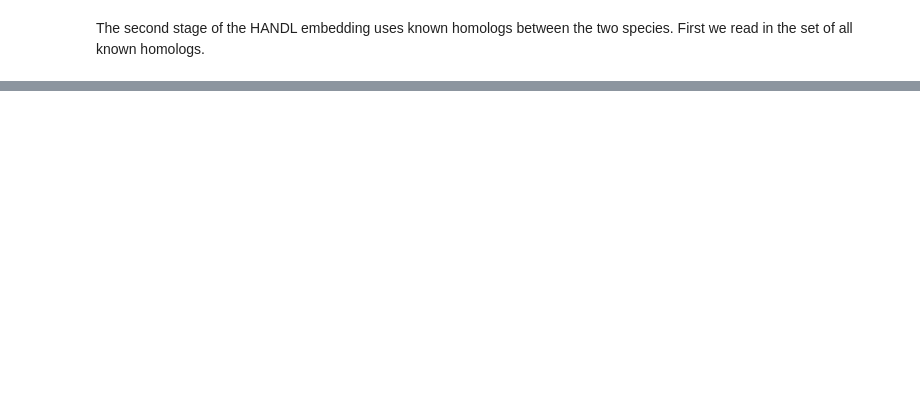
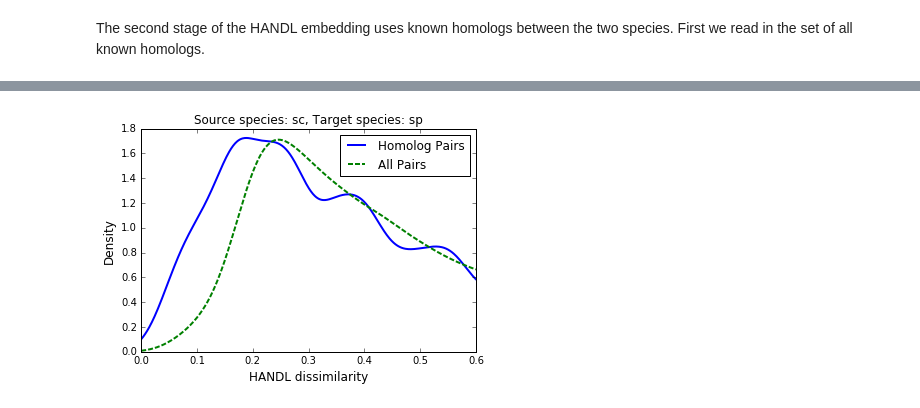
Before and after one commit to lrgr/munk, a Jupyter notebook: src/HANDL-Demo.ipynb, the cells around one changed output, grey strips where cells are left out. Drawn from its saved outputs; the diff is of its cells as text; code cells hidden in the pictures; blank space fills up the shorter version.

```diff
--- a/src/HANDL-Demo.ipynb
+++ b/src/HANDL-Demo.ipynb
@@ -65,7 +65,7 @@ for species in [source, target]:
     G = nx.read_edgelist(ppi_edgelist, encoding='ascii')
     G = util.simple_two_core(G)
     nodes[species] = sorted(G.nodes())
-    L = np.array(nx.laplacian_matrix(G[species], nodelist=nodes[species]).todense())
+    L = np.array(nx.laplacian_matrix(G, nodelist=nodes[species]).todense())
     D[species] = regularized_laplacian(L, lam)
     C[species] = rkhs_factor(D[species])
 # %% [output]
@@ -116,5 +131,5 @@ Parameters for plot
 # %%
-plot_lim = 0.8
+plot_lim = 0.6
 font_size = 12
 line_width = 2
 # %% [markdown]
@@ -168,8 +180,11 @@ Ddens = kde.score_samples(X_plot)
 # %%
 plt.plot(X_plot[:,0], np.exp(NLHdens), lw = line_width,
                  label = 'Homolog Pairs')
 plt.plot(X_plot[:,0], np.exp(Ddens), '-.',
                  lw = line_width, ls = (0,(5,2)), label = 'All Pairs')
 plt.ylabel('Density', size = font_size)
 plt.xlabel('HANDL dissimilarity', size = font_size)
-plt.legend(loc='best', fontsize = font_size)
+plt.title('Source species: {}, Target species: {}'.format(source, target))
+plt.legend(loc='best', fontsize = font_size);
+# %% [output]
+[figure, added]
```
Also changed, not shown: parts of 15 cells of this notebook.
